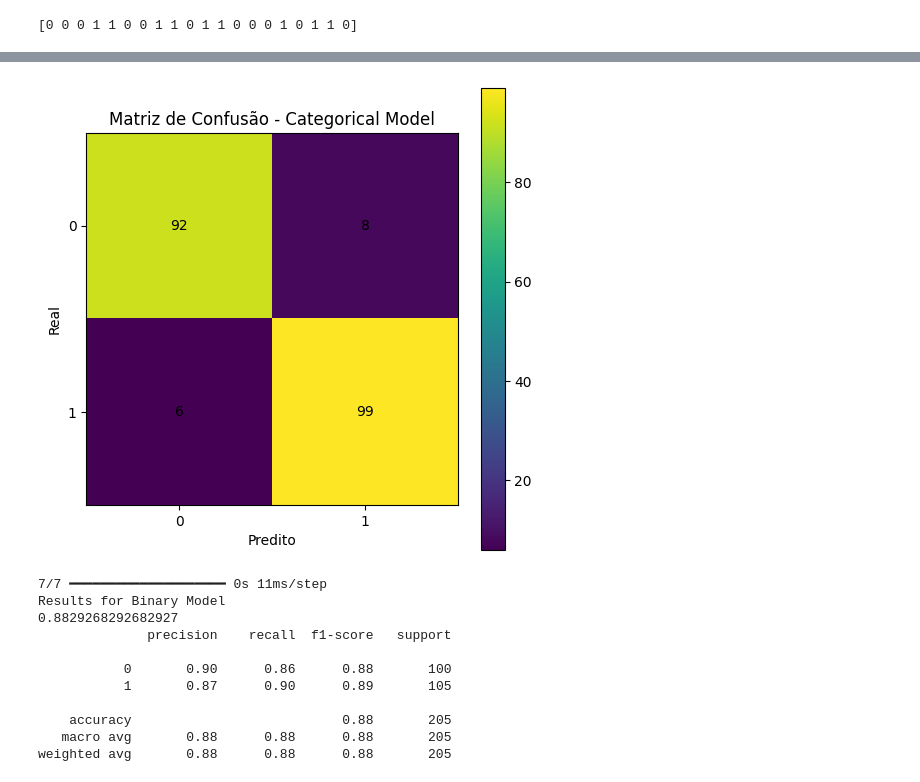
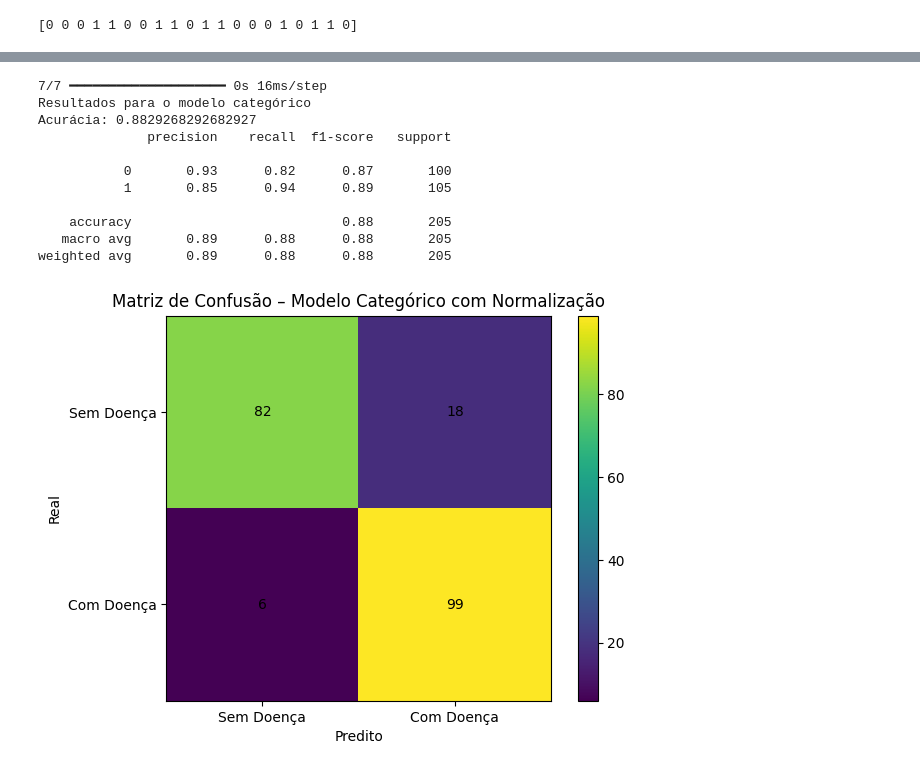
Before and after one commit to nanoalbert/Trabalho-de-Fundamentos-da-IA, a Jupyter notebook: Classificação_de_Doenças_Cardíacas_.ipynb, the cells around one changed output, grey strips where cells are left out. Saved outputs shown, nothing was run; the diff lists cells and outputs as text; code cells hidden in the pictures.

```diff
--- a/Classificação_de_Doenças_Cardíacas_.ipynb
+++ b/Classificação_de_Doenças_Cardíacas_.ipynb
@@ -453,33 +560,39 @@ weighted avg       0.93      0.93      0.93       205
 # %%
+import numpy as np
 import matplotlib.pyplot as plt
-from sklearn.metrics import confusion_matrix
+from sklearn.metrics import confusion_matrix, classification_report, accuracy_score
 
 # gerar previsões
 categorical_pred = np.argmax(model.predict(X_test), axis=1)
 
+# imprimir métricas (accuracy + classification report)
+print("Resultados para o modelo categórico")
+print("Acurácia:", accuracy_score(y_test, categorical_pred))
+print(classification_report(y_test, categorical_pred))
+
 # calcular matriz de confusão
 cm = confusion_matrix(y_test, categorical_pred)
 
-plt.figure(figsize=(6, 6))
+# plotar matriz
+plt.figure(figsize=(7, 5))
 
-# heatmap da matriz
 im = plt.imshow(cm, cmap='viridis')
 
-# adicionar barra lateral de cores
+# barra lateral
 plt.colorbar(im)
 
-# adicionar valores dentro da matriz
+# escrever valores dentro dos quadrantes
 for i in range(cm.shape[0]):
     for j in range(cm.shape[1]):
         plt.text(j, i, cm[i, j], ha='center', va='center', color='black')
 
-# rótulos dos eixos
-plt.xticks([0, 1], ['0', '1'])
-plt.yticks([0, 1], ['0', '1'])
+# rótulos dos eixos (como na versão do binário)
+plt.xticks([0, 1], ['Sem Doença', 'Com Doença'])
+plt.yticks([0, 1], ['Sem Doença', 'Com Doença'])
 
 plt.xlabel("Predito")
 plt.ylabel("Real")
-plt.title("Matriz de Confusão - Categorical Model")
+plt.title("Matriz de Confusão – Modelo Categórico com Normalização")
 
 plt.show()
 # %% [output]
@@ -487,22 +600,12 @@ plt.show()
+7/7 ━━━━━━━━━━━━━━━━━━━━ 0s 16ms/step
+Resultados para o modelo categórico
+Acurácia: 0.8829268292682927
+              precision    recall  f1-score   support
+
+           0       0.93      0.82      0.87       100
+           1       0.85      0.94      0.89       105
+
+    accuracy                           0.88       205
+   macro avg       0.89      0.88      0.88       205
+weighted avg       0.89      0.88      0.88       205
-[figure, old version]
+[figure, new version]
-# %%
-# generate classification report using predictions for binary model
-from sklearn.metrics import classification_report, accuracy_score
-# generate classification report using predictions for binary model
-binary_pred = np.round(binary_model.predict(X_test)).astype(int)
-
-print('Results for Binary Model')
-print(accuracy_score(Y_test_binary, binary_pred))
-print(classification_report(Y_test_binary, binary_pred))
-# %% [output]
-7/7 ━━━━━━━━━━━━━━━━━━━━ 0s 11ms/step
-Results for Binary Model
-0.8829268292682927
-              precision    recall  f1-score   support
-
-           0       0.90      0.86      0.88       100
-           1       0.87      0.90      0.89       105
-
-    accuracy                           0.88       205
-   macro avg       0.88      0.88      0.88       205
-weighted avg       0.88      0.88      0.88       205
```
Also changed, not shown: parts of 52 cells of this notebook.
